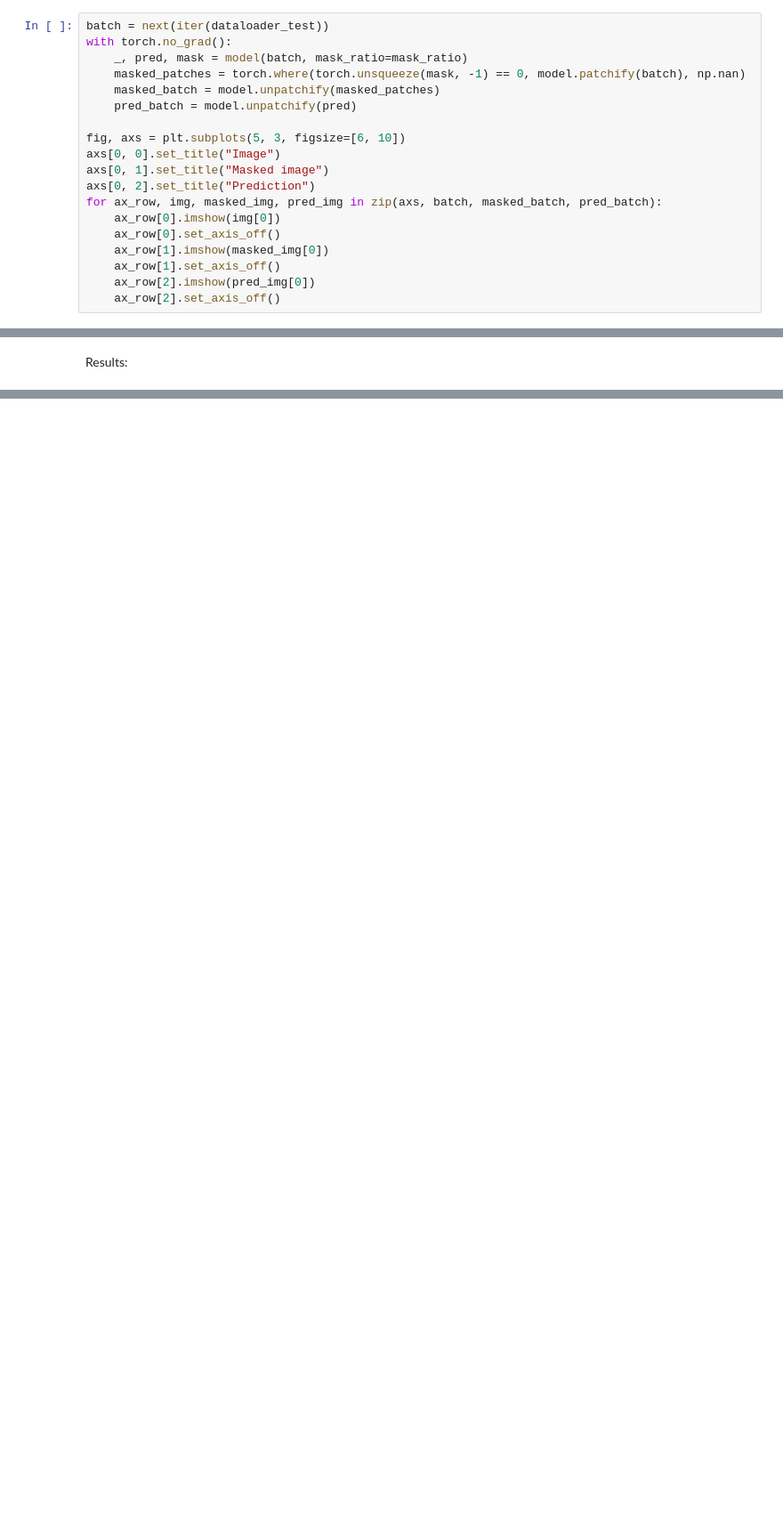
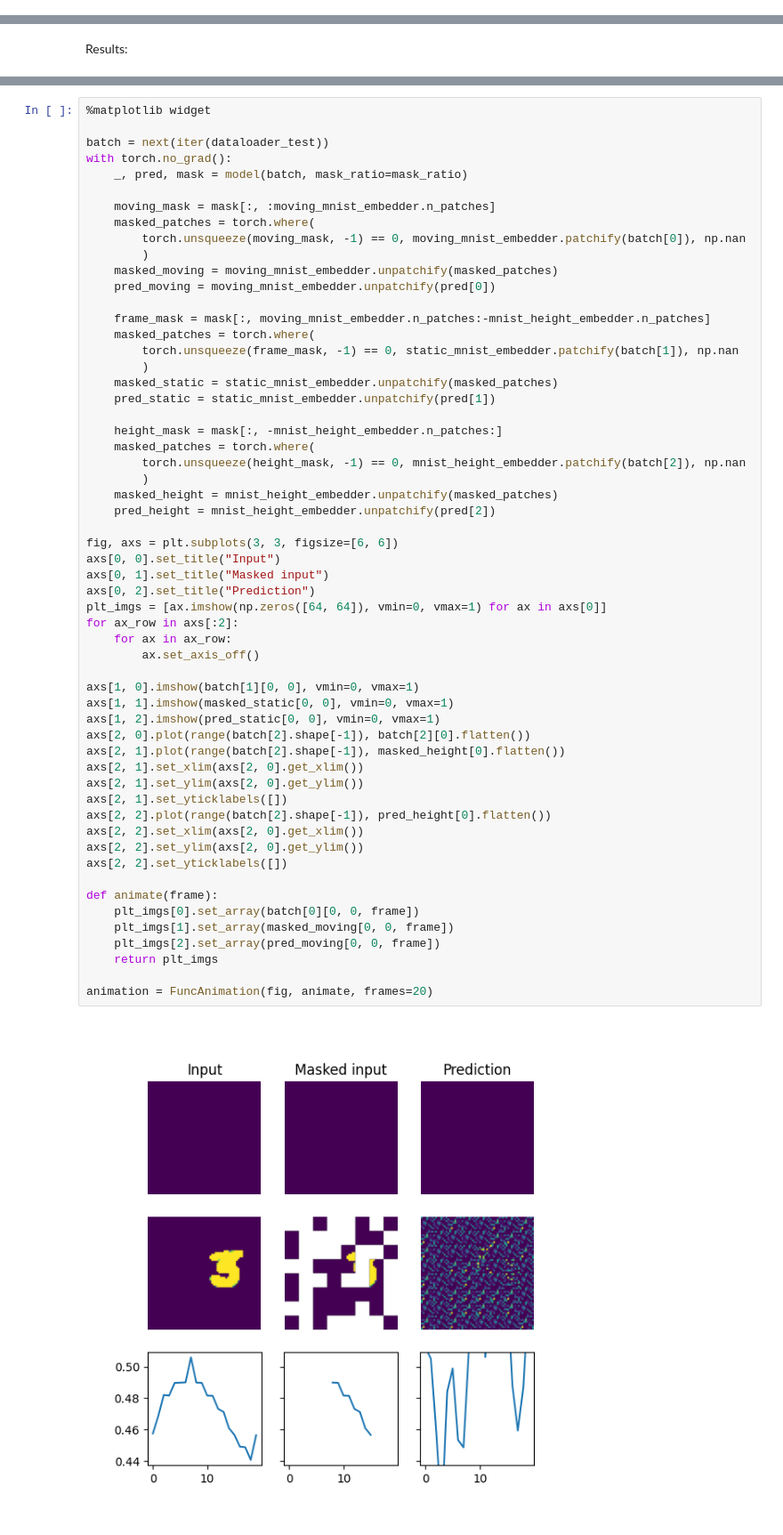
Before and after one commit to NERC-EDS/FRAME-FM, a Jupyter notebook: notebooks/vision_transformer_test.ipynb, the cells around one changed output, grey strips where cells are left out. Shown at 89% size. Drawn from its saved outputs; the diff is of its cells as text; blank space fills up the shorter version.

```diff
--- a/notebooks/vision_transformer_test.ipynb
+++ b/notebooks/vision_transformer_test.ipynb
@@ -99,19 +4,0 @@ Performance is fairly poor, but clearly better than random chance:
-# %%
-batch = next(iter(dataloader_test))
-with torch.no_grad():
-    _, pred, mask = model(batch, mask_ratio=mask_ratio)
-    masked_patches = torch.where(torch.unsqueeze(mask, -1) == 0, model.patchify(batch), np.nan)
-    masked_batch = model.unpatchify(masked_patches)
-    pred_batch = model.unpatchify(pred)
-
-fig, axs = plt.subplots(5, 3, figsize=[6, 10])
-axs[0, 0].set_title("Image")
-axs[0, 1].set_title("Masked image")
-axs[0, 2].set_title("Prediction")
-for ax_row, img, masked_img, pred_img in zip(axs, batch, masked_batch, pred_batch):
-    ax_row[0].imshow(img[0])
-    ax_row[0].set_axis_off()
-    ax_row[1].imshow(masked_img[0])
-    ax_row[1].set_axis_off()
-    ax_row[2].imshow(pred_img[0])
-    ax_row[2].set_axis_off()
@@ -236,0 +123,59 @@ animation = FuncAnimation(fig, animate, frames=20)
+# %%
+%matplotlib widget
+
+batch = next(iter(dataloader_test))
+with torch.no_grad():
+    _, pred, mask = model(batch, mask_ratio=mask_ratio)
+
+    moving_mask = mask[:, :moving_mnist_embedder.n_patches]
+    masked_patches = torch.where(
+        torch.unsqueeze(moving_mask, -1) == 0, moving_mnist_embedder.patchify(batch[0]), np.nan
+        )
+    masked_moving = moving_mnist_embedder.unpatchify(masked_patches)
+    pred_moving = moving_mnist_embedder.unpatchify(pred[0])
+
+    frame_mask = mask[:, moving_mnist_embedder.n_patches:-mnist_height_embedder.n_patches]
+    masked_patches = torch.where(
+        torch.unsqueeze(frame_mask, -1) == 0, static_mnist_embedder.patchify(batch[1]), np.nan
+        )
+    masked_static = static_mnist_embedder.unpatchify(masked_patches)
+    pred_static = static_mnist_embedder.unpatchify(pred[1])
+
+    height_mask = mask[:, -mnist_height_embedder.n_patches:]
+    masked_patches = torch.where(
+        torch.unsqueeze(height_mask, -1) == 0, mnist_height_embedder.patchify(batch[2]), np.nan
+        )
+    masked_height = mnist_height_embedder.unpatchify(masked_patches)
+    pred_height = mnist_height_embedder.unpatchify(pred[2])
+
+fig, axs = plt.subplots(3, 3, figsize=[6, 6])
+axs[0, 0].set_title("Input")
+axs[0, 1].set_title("Masked input")
+axs[0, 2].set_title("Prediction")
+plt_imgs = [ax.imshow(np.zeros([64, 64]), vmin=0, vmax=1) for ax in axs[0]]
+for ax_row in axs[:2]:
+    for ax in ax_row:
+        ax.set_axis_off()
+
+axs[1, 0].imshow(batch[1][0, 0], vmin=0, vmax=1)
+axs[1, 1].imshow(masked_static[0, 0], vmin=0, vmax=1)
+axs[1, 2].imshow(pred_static[0, 0], vmin=0, vmax=1)
+axs[2, 0].plot(range(batch[2].shape[-1]), batch[2][0].flatten())
+axs[2, 1].plot(range(batch[2].shape[-1]), masked_height[0].flatten())
+axs[2, 1].set_xlim(axs[2, 0].get_xlim())
+axs[2, 1].set_ylim(axs[2, 0].get_ylim())
+axs[2, 1].set_yticklabels([])
+axs[2, 2].plot(range(batch[2].shape[-1]), pred_height[0].flatten())
+axs[2, 2].set_xlim(axs[2, 0].get_xlim())
+axs[2, 2].set_ylim(axs[2, 0].get_ylim())
+axs[2, 2].set_yticklabels([])
+
+def animate(frame):
+    plt_imgs[0].set_array(batch[0][0, 0, frame])
+    plt_imgs[1].set_array(masked_moving[0, 0, frame])
+    plt_imgs[2].set_array(pred_moving[0, 0, frame])
+    return plt_imgs
+
+animation = FuncAnimation(fig, animate, frames=20)
+# %% [output]
+[figure, added]
```
Also changed, not shown: parts of 9 cells of this notebook, 2 other files.
